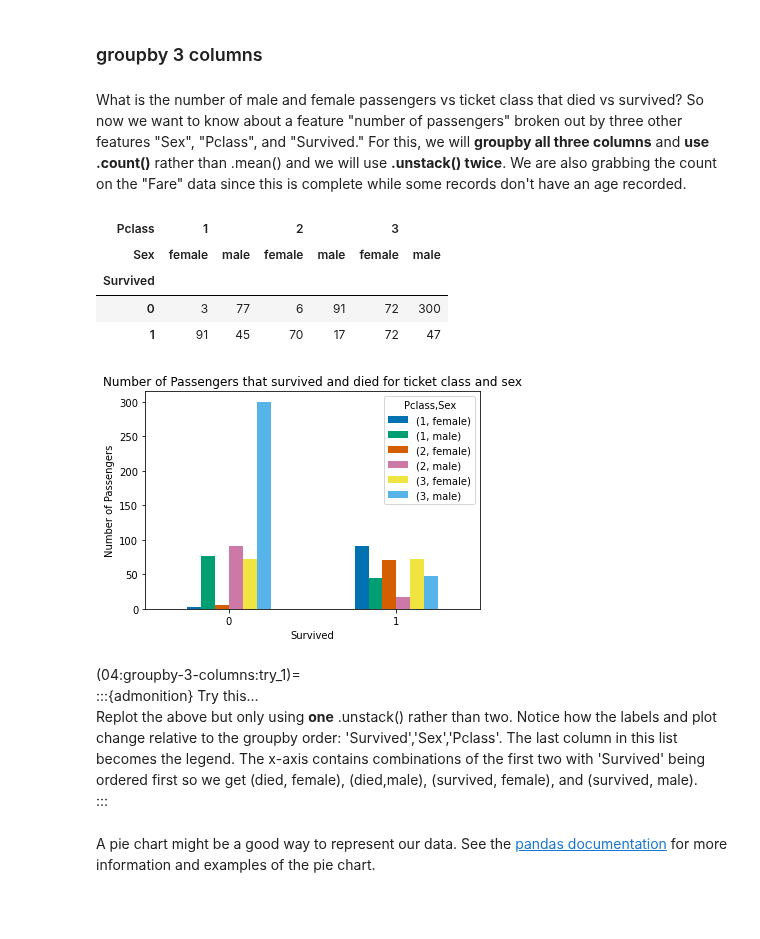
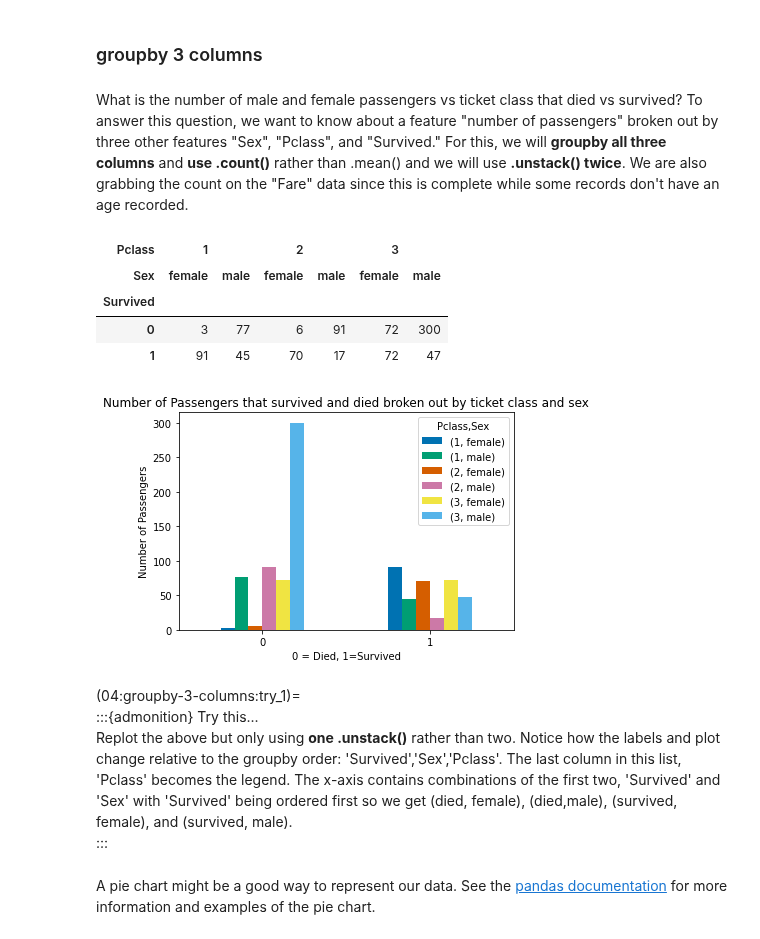
Before and after one commit to sgcorcoran/Python-for-MSE, a Jupyter notebook: lessons_3114/04_closer_look_at_pandas.ipynb, the cells around one changed output. Cells and saved outputs as stored; diff of their text form; code cells hidden in the pictures; blank space fills up the shorter version.

```diff
--- a/lessons_3114/04_closer_look_at_pandas.ipynb
+++ b/lessons_3114/04_closer_look_at_pandas.ipynb
@@ -294,7 +294,7 @@ etc...
 # %% [markdown]
 ### groupby 3 columns
 # %% [markdown]
-What is the number of male and female passengers vs ticket class that died vs survived? So now we want to know about a feature "number of passengers" broken out by three other features "Sex", "Pclass", and "Survived."  For this, we will **groupby all three columns** and **use .count()** rather than .mean() and we will use **.unstack() twice**.  We are also grabbing the count on the "Fare" data since this is complete while some records don't have an age recorded.
+What is the number of male and female passengers vs ticket class that died vs survived? To answer this question, we want to know about a feature "number of passengers" broken out by three other features "Sex", "Pclass", and "Survived."  For this, we will **groupby all three columns** and **use .count()** rather than .mean() and we will use **.unstack() twice**.  We are also grabbing the count on the "Fare" data since this is complete while some records don't have an age recorded.
 # %%
 data.groupby(['Survived','Sex','Pclass']).count().unstack().unstack().loc[:,"Fare"]
 # %% [output]
@@ -306,17 +306,17 @@ data.groupby(['Survived','Sex','Pclass']).count().unstack().unstack().loc[:,"Far
 # %%
 dataforbar=data.groupby(['Survived','Sex','Pclass']).count().unstack().unstack().loc[:,'Fare']
 
 ax=dataforbar.plot.bar(rot=0)
 ax.set_ylabel("Number of Passengers")
-ax.set_title('Number of Passengers that survived and died for ticket class and sex')
-
+ax.set_title('Number of Passengers that survived and died broken out by ticket class and sex')
+ax.set_xlabel("0 = Died, 1=Survived")
 gg=plt.show()
 # %% [output]
-[figure, old version]
+[figure, new version]
 # %% [markdown]
 (04:groupby-3-columns:try_1)=
 :::{admonition} Try this...
-Replot the above but only using **one** .unstack() rather than two.  Notice how the labels and plot change relative to the groupby order: 'Survived','Sex','Pclass'.  The last column in this list becomes the legend. The x-axis contains combinations of the first two with 'Survived' being ordered first so we get (died, female), (died,male), (survived, female), and (survived, male).
+Replot the above but only using **one .unstack()** rather than two.  Notice how the labels and plot change relative to the groupby order: 'Survived','Sex','Pclass'.  The last column in this list, 'Pclass' becomes the legend. The x-axis contains combinations of the first two, 'Survived' and 'Sex' with 'Survived' being ordered first so we get (died, female), (died,male), (survived, female), and (survived, male).
 :::
 # %% [markdown]
 A pie chart might be a good way to represent our data.  See the [pandas documentation](https://pandas.pydata.org/docs/reference/api/pandas.DataFrame.plot.pie.html) for more information and examples of the pie chart.
```
Also changed, not shown: parts of 14 cells of this notebook, 10 other files.
